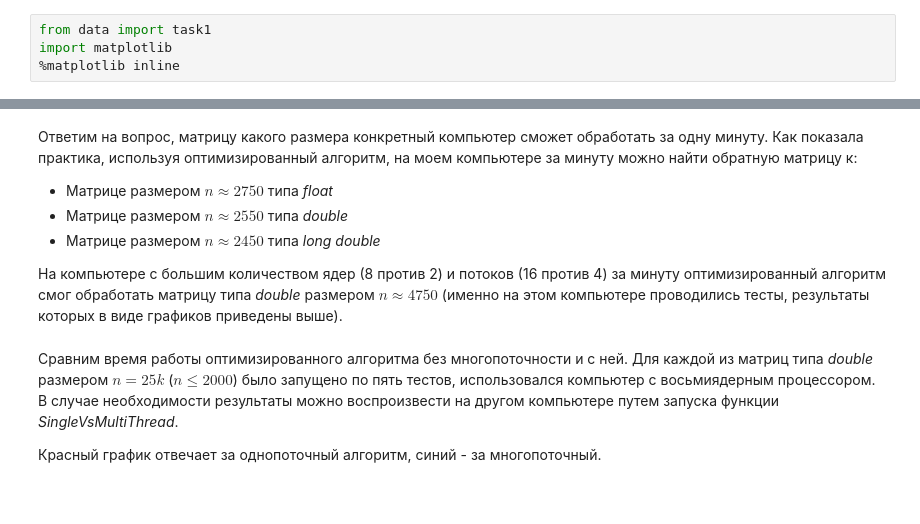
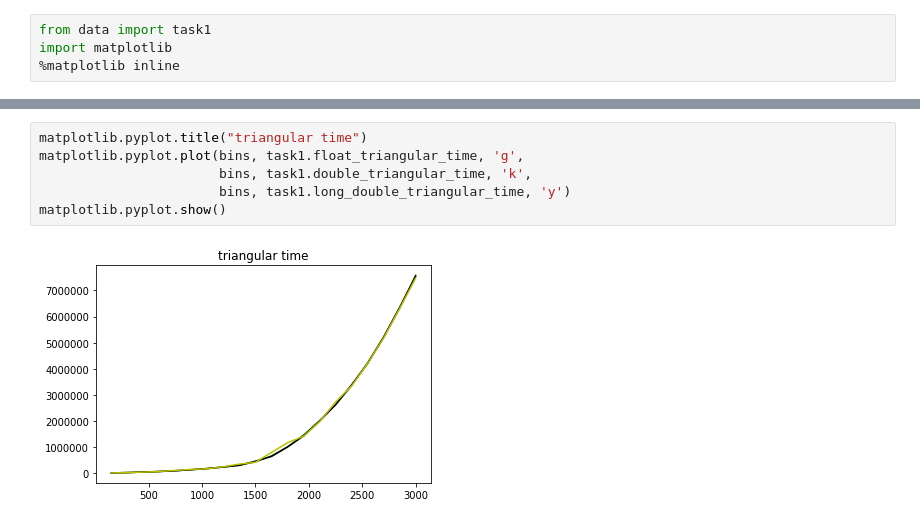
Before and after one commit to anevero/computational_algebra, a Jupyter notebook: Reports/task1_report.ipynb, the cells around one changed output, grey strips where cells are left out. Drawn from its saved outputs; the diff is of its cells as text; blank space fills up the shorter version.

```diff
--- a/Reports/task1_report.ipynb
+++ b/Reports/task1_report.ipynb
@@ -116,12 +105,8 @@ matplotlib.pyplot.show()
-# %% [markdown]
-Ответим на вопрос, матрицу какого размера конкретный компьютер сможет обработать за одну минуту. Как показала практика, используя оптимизированный алгоритм, на моем компьютере за минуту можно найти обратную матрицу к:
-
-* Матрице размером $n \approx 2750$ типа *float*
-* Матрице размером $n \approx 2550$ типа *double*
-* Матрице размером $n \approx 2450$ типа *long double*
-
-На компьютере с большим количеством ядер (8 против 2) и потоков (16 против 4) за минуту оптимизированный алгоритм смог обработать матрицу типа *double* размером $n \approx 4750$ (именно на этом компьютере проводились тесты, результаты которых в виде графиков приведены выше).
-# %% [markdown]
-Сравним время работы оптимизированного алгоритма без многопоточности и с ней. Для каждой из матриц типа *double* размером $n = 25k$ ($n \leq 2000$) было запущено по пять тестов, использовался компьютер с восьмиядерным процессором. В случае необходимости результаты можно воспроизвести на другом компьютере путем запуска функции *SingleVsMultiThread*.
-
-Красный график отвечает за однопоточный алгоритм, синий - за многопоточный.
+# %%
+matplotlib.pyplot.title("triangular time")
+matplotlib.pyplot.plot(bins, task1.float_triangular_time, 'g',
+                       bins, task1.double_triangular_time, 'k',
+                       bins, task1.long_double_triangular_time, 'y')
+matplotlib.pyplot.show()
+# %% [output]
+[figure, added]
```
Also changed, not shown: parts of 27 cells of this notebook, 16 other files.
